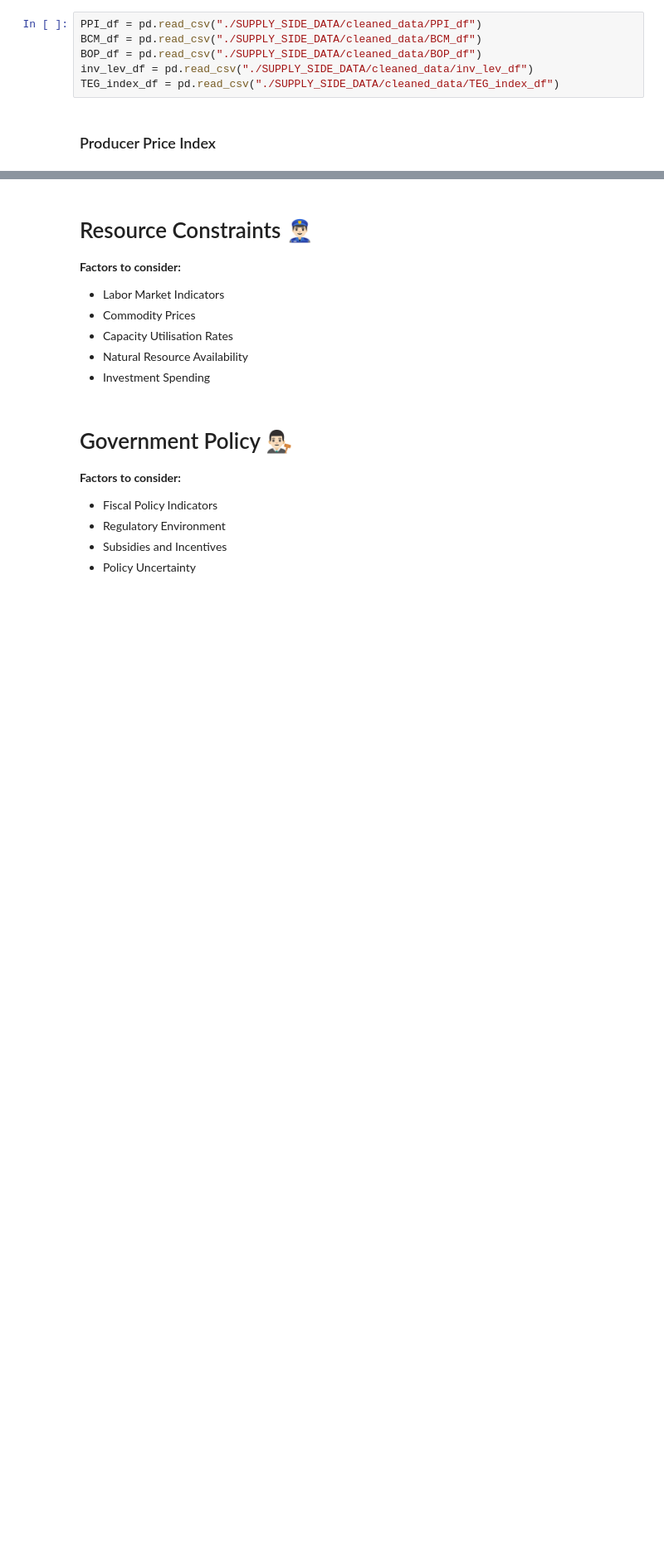
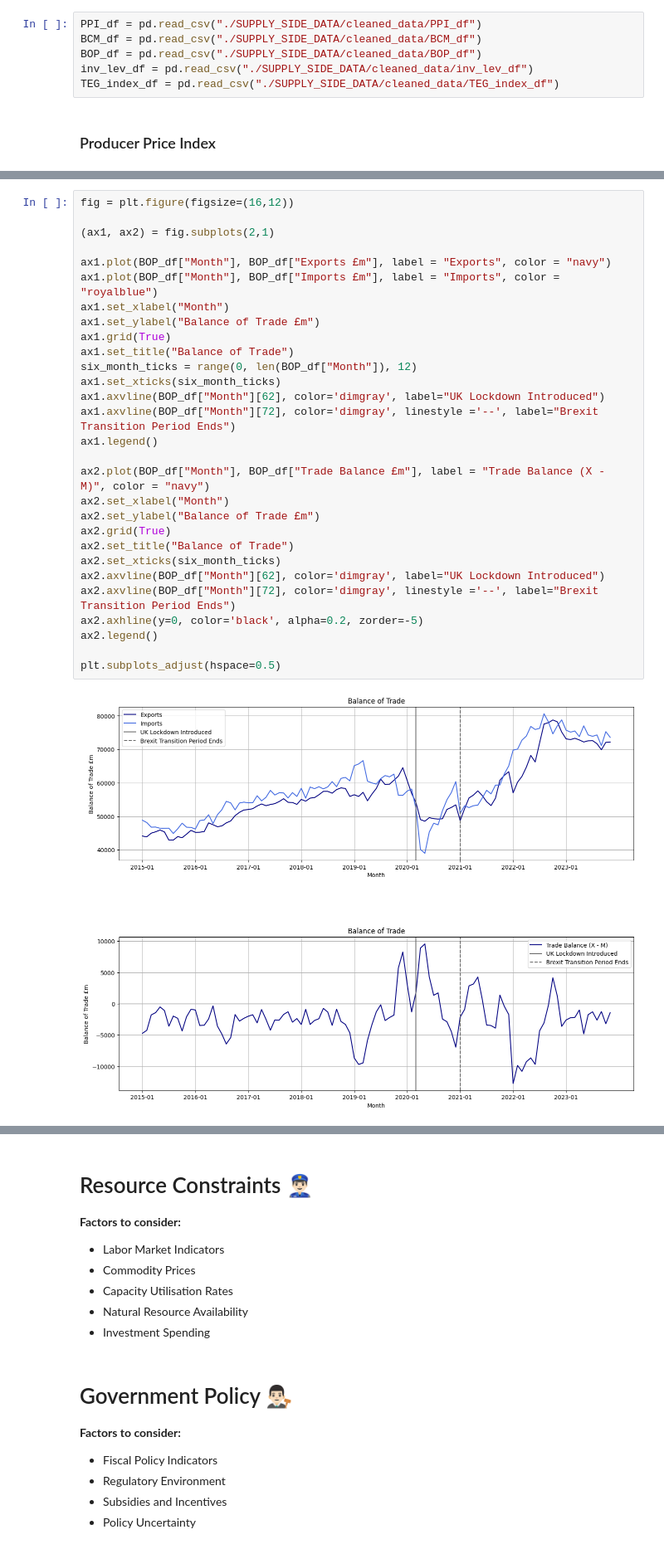
Before and after one commit to ollie-gregory/Supply-Side-Immobility-and-Inflation-in-the-UK, a Jupyter notebook: data_analysis.ipynb, the cells around one changed output, grey strips where cells are left out. Shown: that part at 83% size. Drawn from its saved outputs; the diff is of its cells as text; blank space fills up the shorter version.

```diff
--- a/data_analysis.ipynb
+++ b/data_analysis.ipynb
@@ -34,0 +154,31 @@ PPI_df.head()
+# %%
+fig = plt.figure(figsize=(16,12))
+
+(ax1, ax2) = fig.subplots(2,1)
+
+ax1.plot(BOP_df["Month"], BOP_df["Exports £m"], label = "Exports", color = "navy")
+ax1.plot(BOP_df["Month"], BOP_df["Imports £m"], label = "Imports", color = "royalblue")
+ax1.set_xlabel("Month")
+ax1.set_ylabel("Balance of Trade £m")
+ax1.grid(True)
+ax1.set_title("Balance of Trade")
+six_month_ticks = range(0, len(BOP_df["Month"]), 12)
+ax1.set_xticks(six_month_ticks)
+ax1.axvline(BOP_df["Month"][62], color='dimgray', label="UK Lockdown Introduced")
+ax1.axvline(BOP_df["Month"][72], color='dimgray', linestyle ='--', label="Brexit Transition Period Ends")
+ax1.legend()
+
+ax2.plot(BOP_df["Month"], BOP_df["Trade Balance £m"], label = "Trade Balance (X - M)", color = "navy")
+ax2.set_xlabel("Month")
+ax2.set_ylabel("Balance of Trade £m")
+ax2.grid(True)
+ax2.set_title("Balance of Trade")
+ax2.set_xticks(six_month_ticks)
+ax2.axvline(BOP_df["Month"][62], color='dimgray', label="UK Lockdown Introduced")
+ax2.axvline(BOP_df["Month"][72], color='dimgray', linestyle ='--', label="Brexit Transition Period Ends")
+ax2.axhline(y=0, color='black', alpha=0.2, zorder=-5)
+ax2.legend()
+
+plt.subplots_adjust(hspace=0.5)
+# %% [output]
+[figure, added]
```
Also changed, not shown: parts of 14 cells of this notebook, 5 other files.
